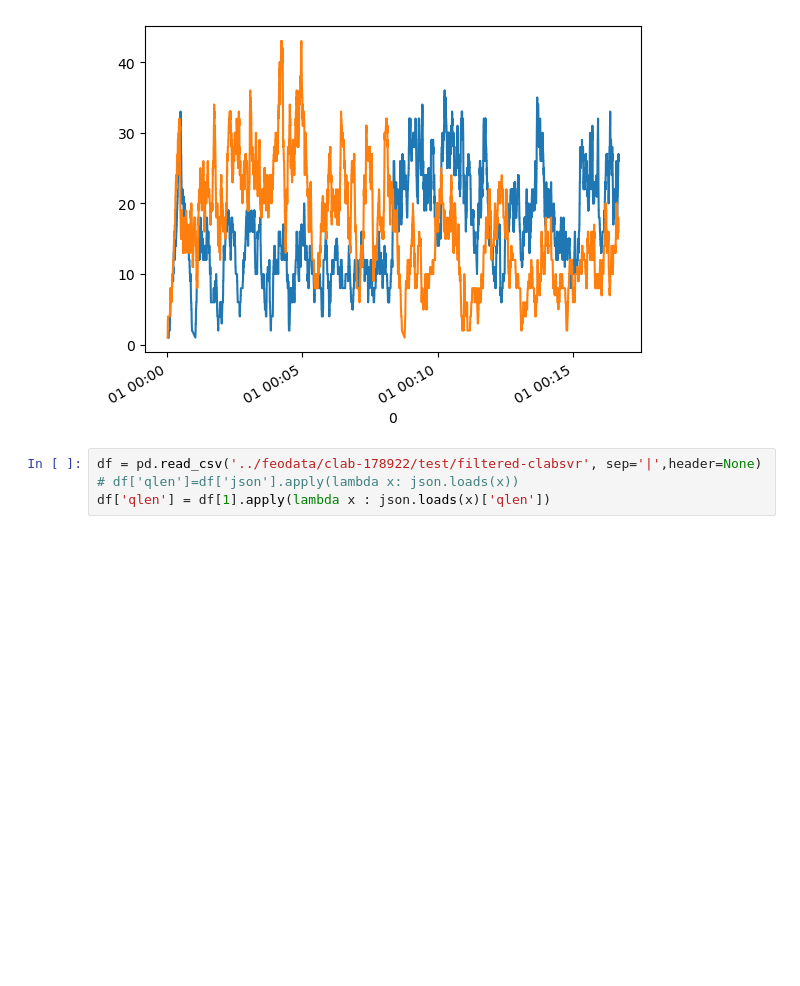
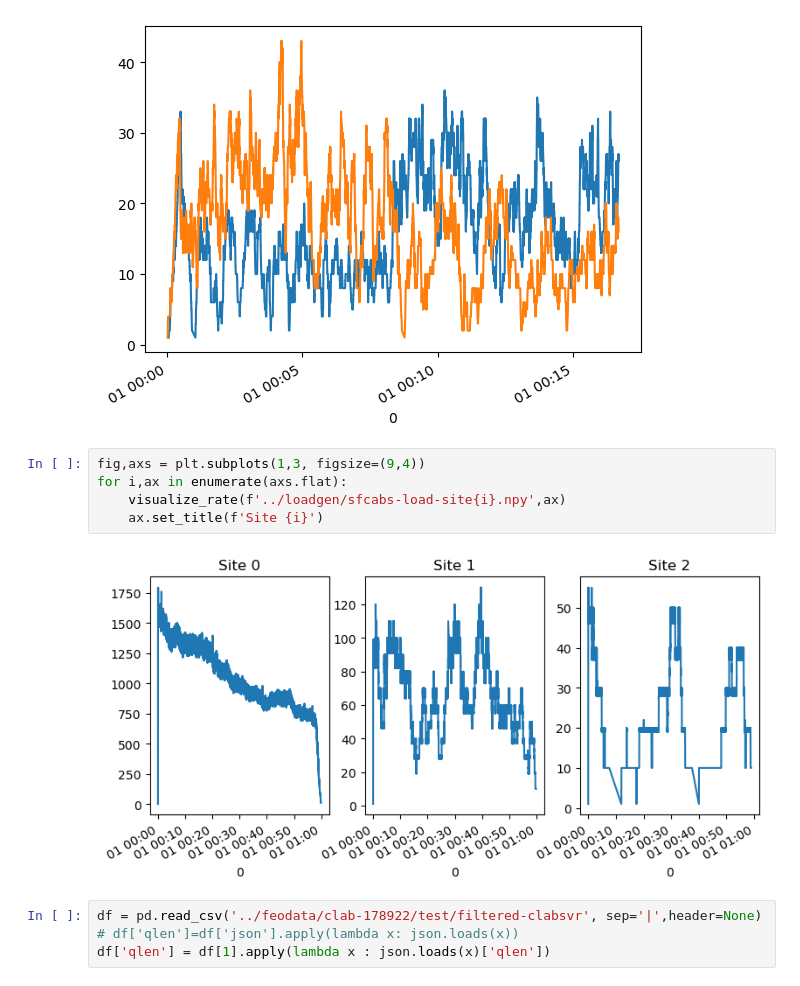
Before and after one commit to gt-epl/feo-notebooks, a Jupyter notebook: feo-analysis-2.ipynb, the cells around one changed output. Drawn from its saved outputs; the diff is of its cells as text; blank space fills up the shorter version.

```diff
--- a/feo-analysis-2.ipynb
+++ b/feo-analysis-2.ipynb
@@ -151,6 +143,13 @@ visualize_rate('../loadgen/lam_varies/traffic_dur1000_lam1.0-0.5_stime10_rate2.0
 # visualize_rate('../loadgen/traffic_dur1000_lam0.4_stime10_rate2.0_site1.npy',ax)
 # %% [output]
 [figure]
+# %%
+fig,axs = plt.subplots(1,3, figsize=(9,4))
+for i,ax in enumerate(axs.flat):
+    visualize_rate(f'../loadgen/sfcabs-load-site{i}.npy',ax)
+    ax.set_title(f'Site {i}')
+# %% [output]
+[figure, added]
 # %%
 df = pd.read_csv('../feodata/clab-178922/test/filtered-clabsvr', sep='|',header=None)
 # df['qlen']=df['json'].apply(lambda x: json.loads(x))
```
Also changed, not shown: parts of 4 cells of this notebook, 1 other file.
